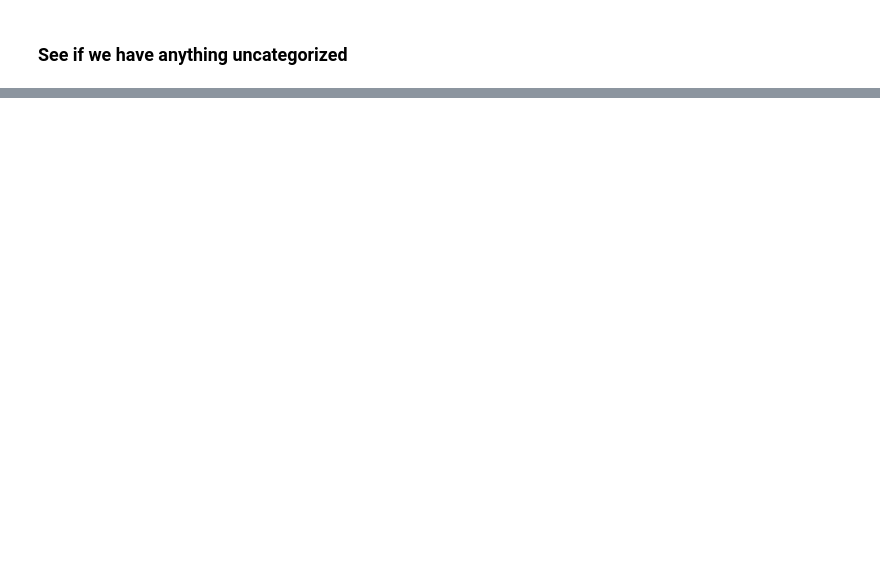
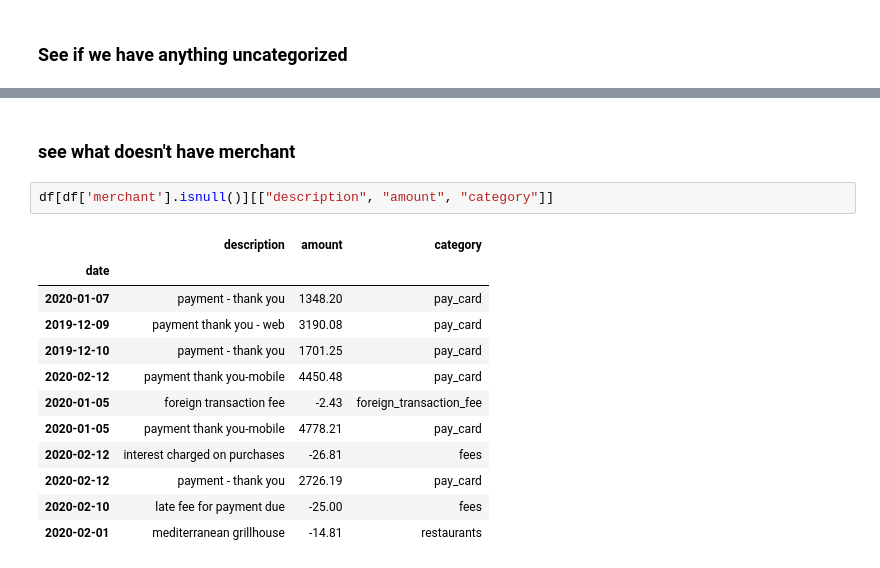
Before and after one commit to romaninozemtsev/personal_finance, a Jupyter notebook: parse_folder.ipynb, the cells around one changed output, grey strips where cells are left out. Drawn from its saved outputs; the diff is of its cells as text; blank space fills up the shorter version.

```diff
--- a/parse_folder.ipynb
+++ b/parse_folder.ipynb
@@ -128 +134,18 @@ df[df['category'].isnull()]
 | date |  |  |  |  |  |  |  |  |  | ... |
+# %% [markdown]
+### see what doesn't have merchant
+# %%
+df[df['merchant'].isnull()][["description", "amount", "category"]]
+# %% [output]
+|  | description | amount | category |
+| date |  |  |  |
+| 2020-01-07 | payment - thank you | 1348.20 | pay_card |
+| 2019-12-09 | payment thank you - web | 3190.08 | pay_card |
+| 2019-12-10 | payment - thank you | 1701.25 | pay_card |
+| 2020-02-12 | payment thank you-mobile | 4450.48 | pay_card |
+| 2020-01-05 | foreign transaction fee | -2.43 | foreign_transaction_fee |
+| 2020-01-05 | payment thank you-mobile | 4778.21 | pay_card |
+| 2020-02-12 | interest charged on purchases | -26.81 | fees |
+| 2020-02-12 | payment - thank you | 2726.19 | pay_card |
+| 2020-02-10 | late fee for payment due | -25.00 | fees |
+| 2020-02-01 | mediterranean grillhouse | -14.81 | restaurants |
```
Also changed, not shown: parts of 8 cells of this notebook, 5 other files.
